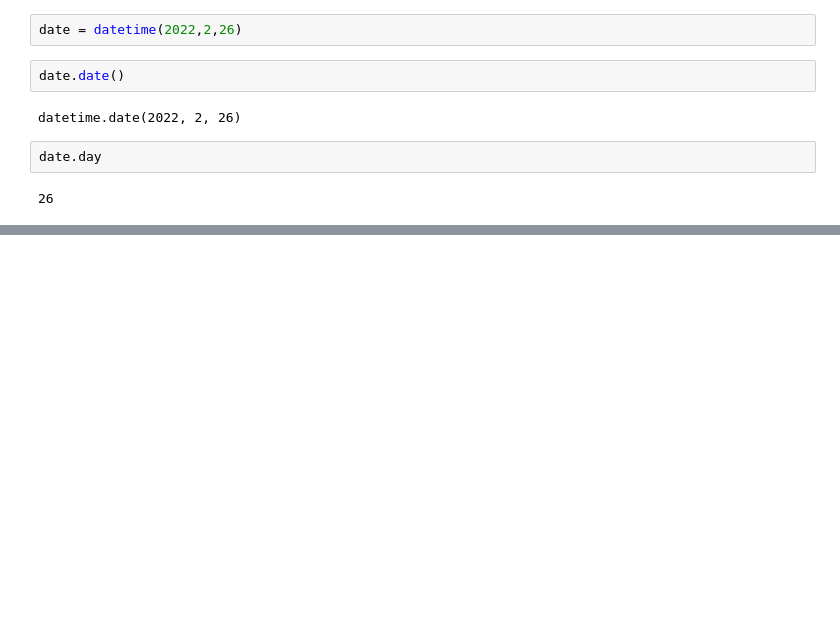
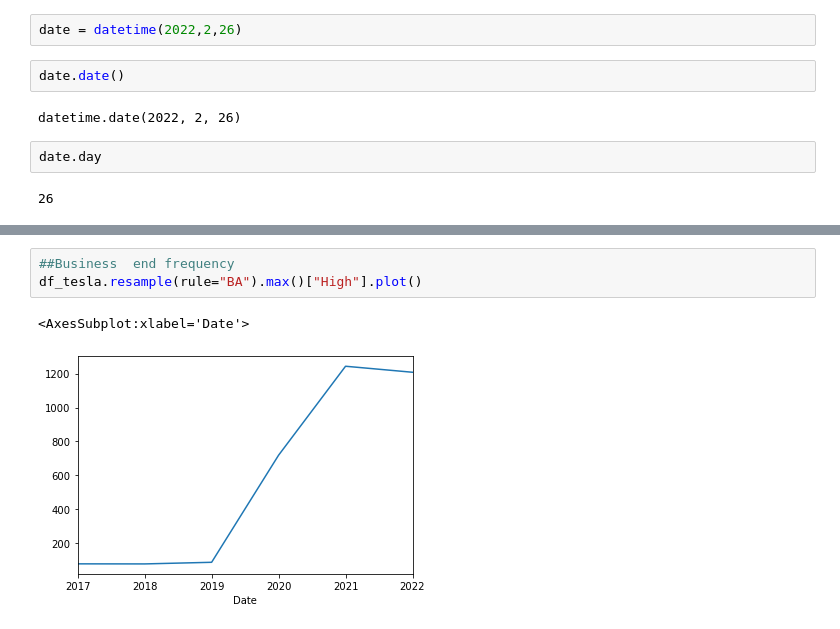
Before and after one commit to Asif26/EDA-With-Time-series-Data, a Jupyter notebook: Exploratory Data Analysis And Stock Analysis With Time series Data.ipynb, the cells around one changed output, grey strips where cells are left out. Cells and saved outputs as stored; diff of their text form; blank space fills up the shorter version.

```diff
--- a/Exploratory Data Analysis And Stock Analysis With Time series Data.ipynb
+++ b/Exploratory Data Analysis And Stock Analysis With Time series Data.ipynb
@@ -200,0 +247,6 @@ date.weekday
+# %%
+##Business  end frequency
+df_tesla.resample(rule="BA").max()["High"].plot()
+# %% [output]
+<AxesSubplot:xlabel='Date'>
+[figure, added]
```
Also changed, not shown: parts of 19 cells of this notebook.
